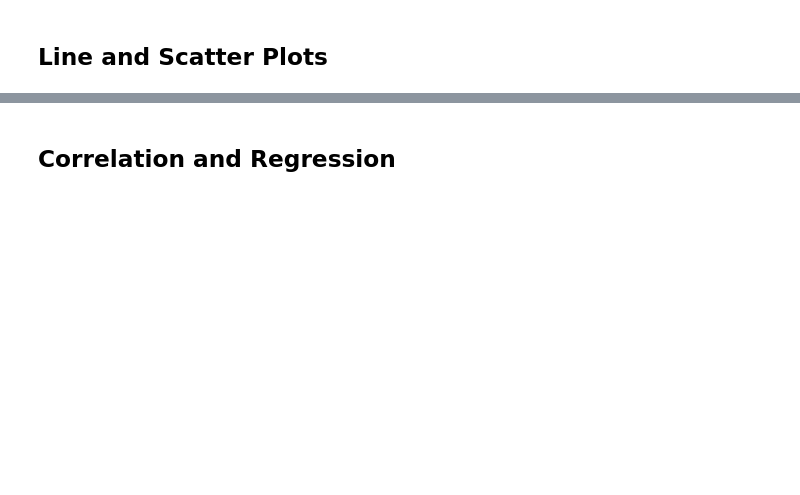
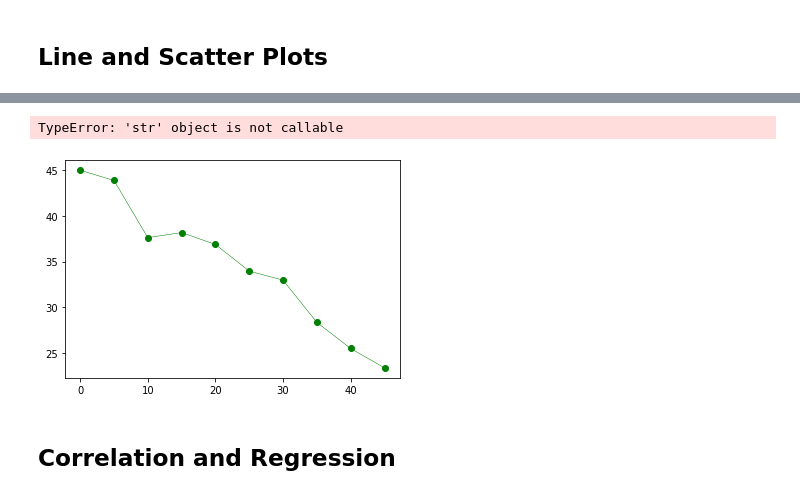
Before and after one commit to shirinegm/matplotlib-challenge, a Jupyter notebook: pymaceuticals_starter.ipynb, the cells around one changed output, grey strips where cells are left out. Saved outputs shown, nothing was run; the diff lists cells and outputs as text; code cells hidden in the pictures; blank space fills up the shorter version.

```diff
--- a/pymaceuticals_starter.ipynb
+++ b/pymaceuticals_starter.ipynb
@@ -340,3 +346,18 @@ AttributeError: 'Line2D' object has no property 'labels'
+# %%
+capomulin_mouse_id = capomulin_mice_data['Mouse ID'] == 's185'
+capomulin_mouse_data = capomulin_mice_data[capomulin_mouse_id]
+capomulin_mouse_data.sort_values(by=['Timepoint'])
+capomulin_mouse_vol = capomulin_mouse_data['Tumor Volume (mm3)']
+capomulin_mouse_timepoints = capomulin_mouse_data['Timepoint']
+# %%
+plt.plot(capomulin_mouse_timepoints, capomulin_mouse_vol, linewidth=0.5, marker="o", color="g")
+plt.title("Capomulin-treated Mouse")
+plt.xlabel("Timepoints")
+plt.ylabel("Tumor Volume (mm3)")
+plt.show()
+# %% [output]
+TypeError: 'str' object is not callable
+[figure, added]
 # %%
 # Generate a scatter plot of average tumor volume vs. mouse weight for the Capomulin regimen
 # %% [markdown]
```
Also changed, not shown: parts of 2 cells of this notebook.
